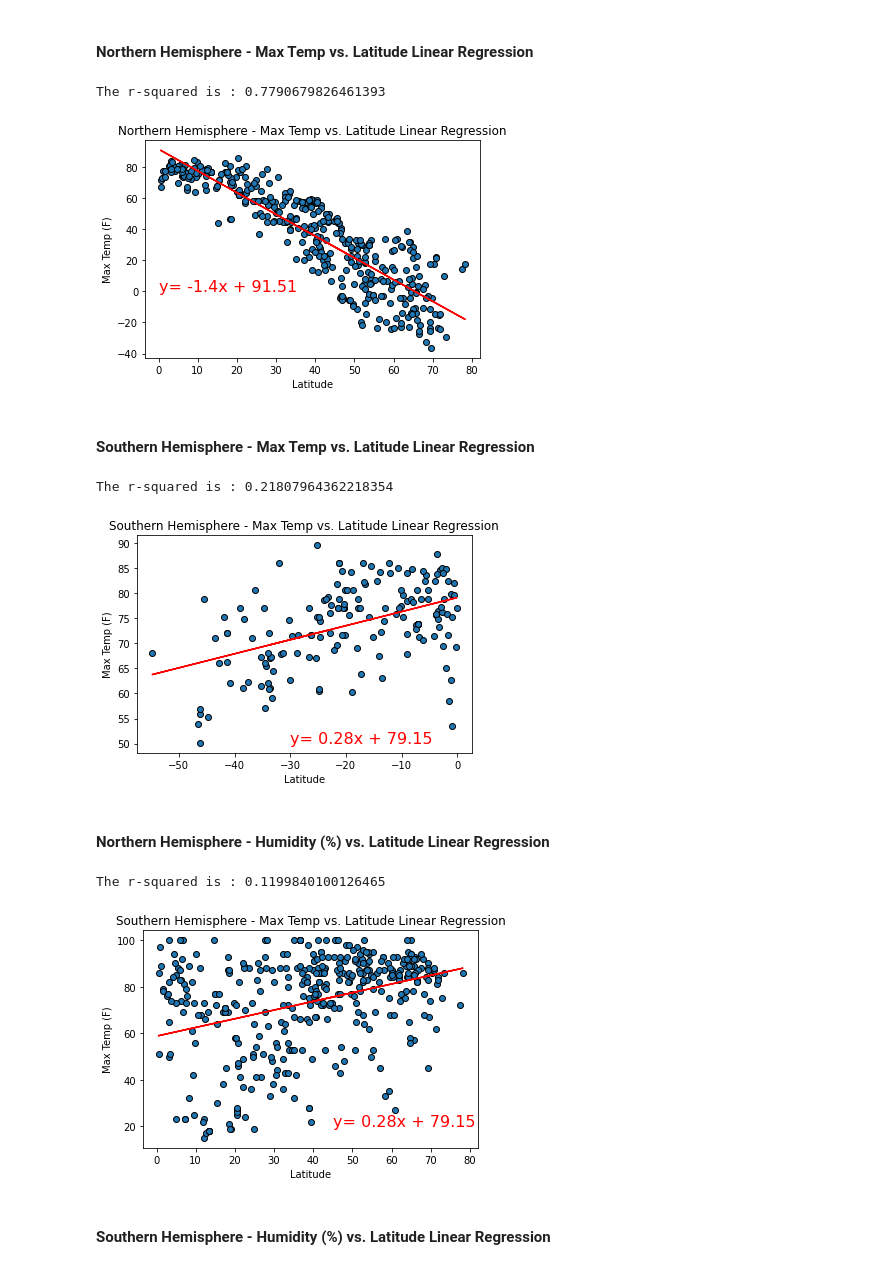
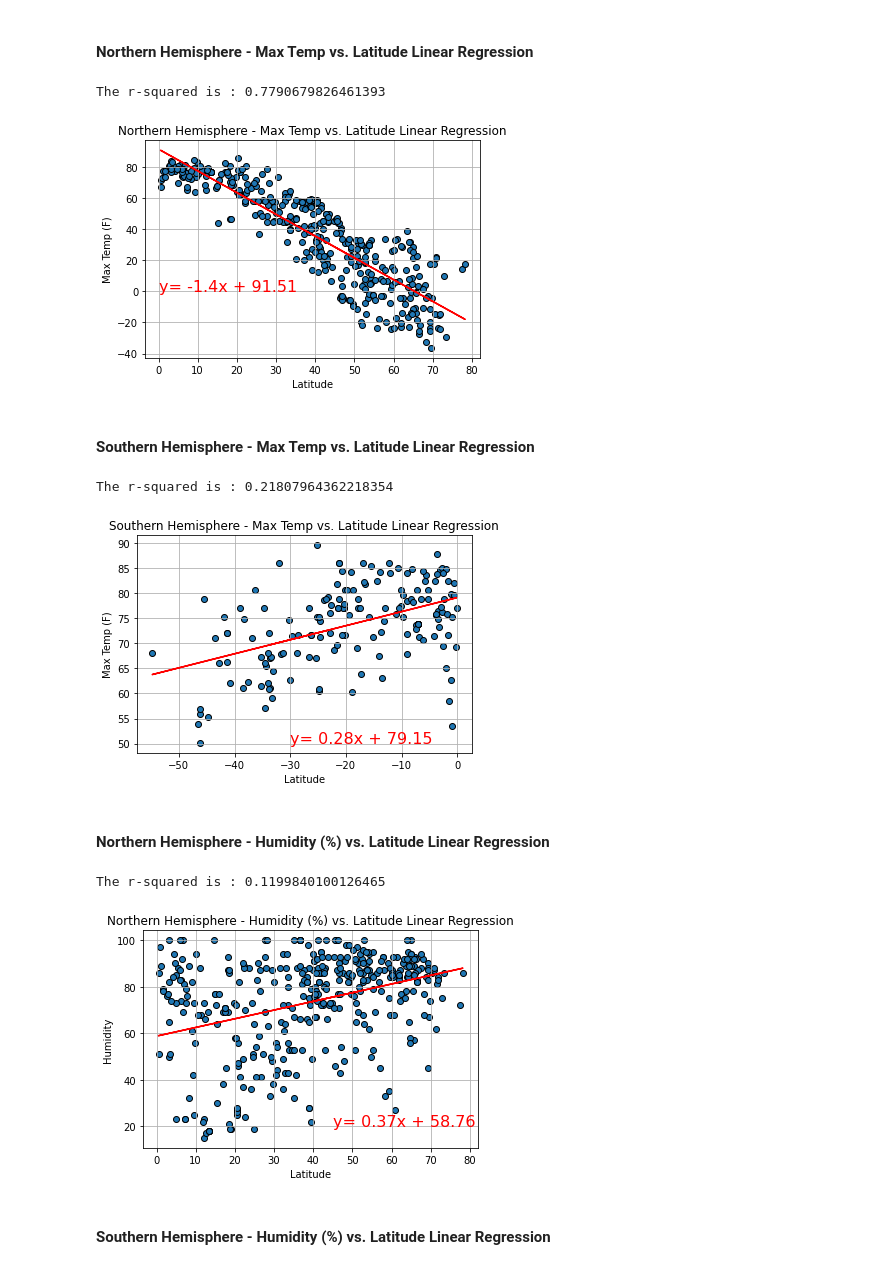
Before and after one commit to chiiliensun/PythonAPIs, a Jupyter notebook: WeatherPy/WeatherPy_code.ipynb, the cells around one changed output. Cells and saved outputs as stored; diff of their text form; code cells hidden in the pictures.

```diff
--- a/WeatherPy/WeatherPy_code.ipynb
+++ b/WeatherPy/WeatherPy_code.ipynb
@@ -289,11 +289,13 @@ annotate(eq1, 0,0)
 plt.title('Northern Hemisphere - Max Temp vs. Latitude Linear Regression')
 plt.xlabel('Latitude')
 plt.ylabel('Max Temp (F)')
+plt.grid(which='major', linestyle='-')
+plt.grid(which='minor', linestyle=':')
 plt.savefig('../Images/NH_tempVlat_linear')
 plt.show()
 # %% [output]
 The r-squared is : 0.7790679826461393
-[figure, old version]
+[figure, new version]
 # %% [markdown]
 #### Southern Hemisphere - Max Temp vs. Latitude Linear Regression
 # %%
@@ -302,23 +304,27 @@ annotate(eq2, -30, 50)
 plt.title('Southern Hemisphere - Max Temp vs. Latitude Linear Regression')
 plt.xlabel('Latitude')
 plt.ylabel('Max Temp (F)')
+plt.grid(which='major', linestyle='-')
+plt.grid(which='minor', linestyle=':')
 plt.savefig('../Images/SH_tempVlat_linear')
 plt.show()
 # %% [output]
 The r-squared is : 0.21807964362218354
-[figure, old version]
+[figure, new version]
 # %% [markdown]
 #### Northern Hemisphere - Humidity (%) vs. Latitude Linear Regression
 # %%
 eq3 = linear_regress(northern_hemis_df['Lat'], northern_hemis_df['Humidity (%)'])
-annotate(eq2, 45, 20)
-plt.title('Southern Hemisphere - Max Temp vs. Latitude Linear Regression')
+annotate(eq3, 45, 20)
+plt.title('Northern Hemisphere - Humidity (%) vs. Latitude Linear Regression')
 plt.xlabel('Latitude')
-plt.ylabel('Max Temp (F)')
-plt.savefig('../Images/SH_tempVlat_linear')
+plt.ylabel('Humidity')
+plt.grid(which='major', linestyle='-')
+plt.grid(which='minor', linestyle=':')
+plt.savefig('../Images/NH_humidVlat_linear')
 plt.show()
 # %% [output]
 The r-squared is : 0.1199840100126465
-[figure, old version]
+[figure, new version]
 # %% [markdown]
 #### Southern Hemisphere - Humidity (%) vs. Latitude Linear Regression
```
Also changed, not shown: parts of 5 cells of this notebook, 8 other files.
